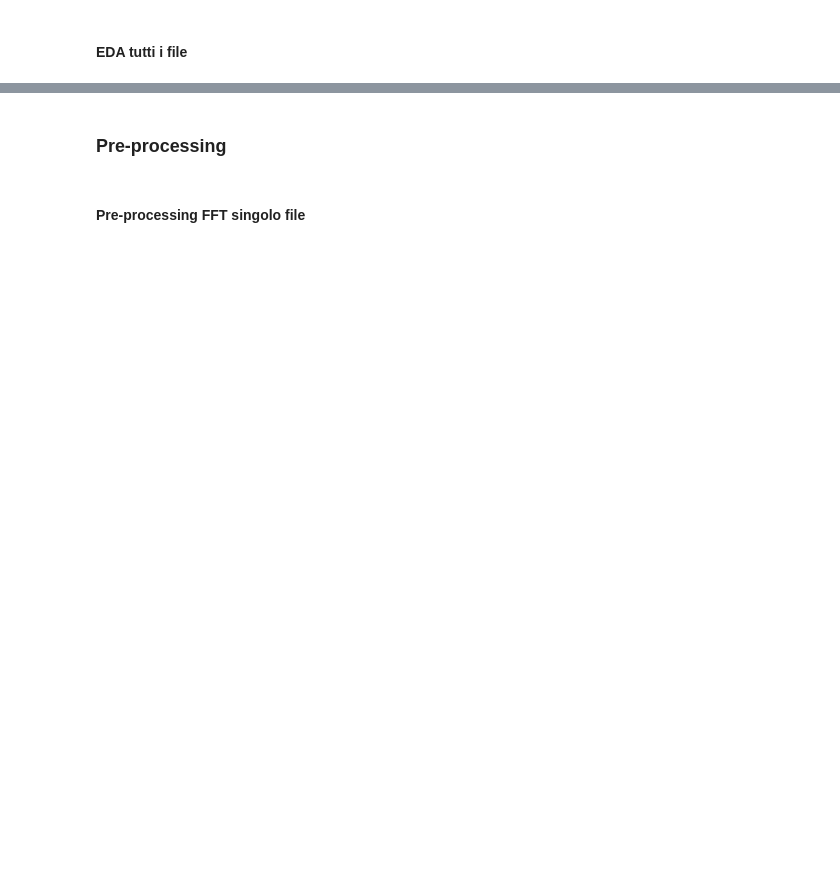
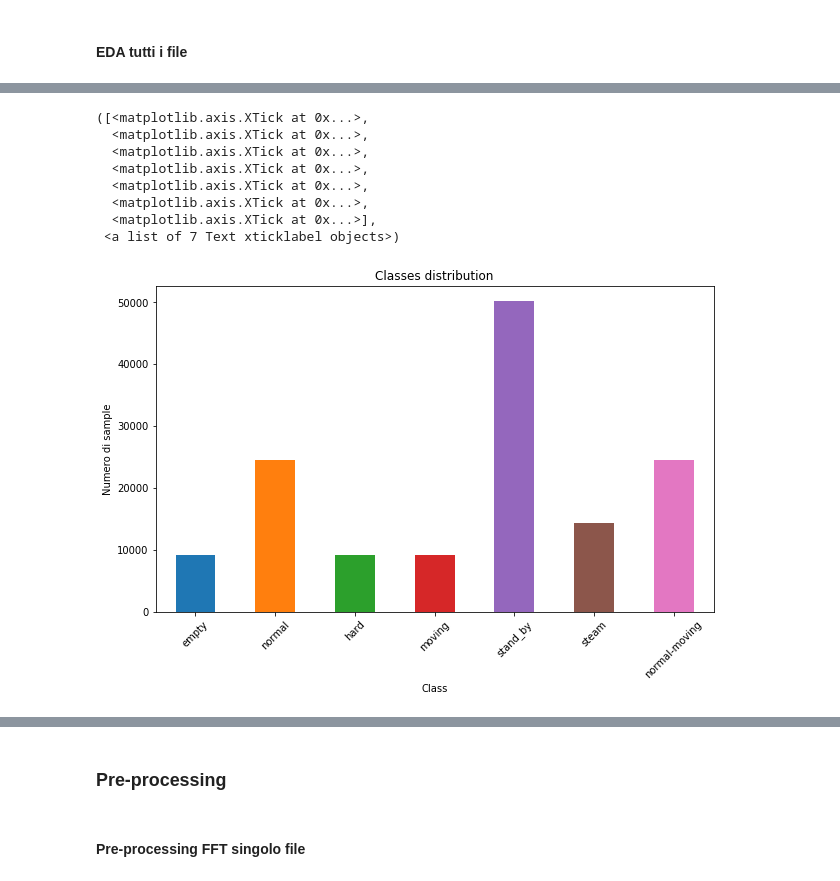
Before and after one commit to martinolorusso/coffee_machine, a Jupyter notebook: data_preparation.ipynb, the cells around one changed output, grey strips where cells are left out. Cells and saved outputs as stored; diff of their text form; code cells hidden in the pictures; blank space fills up the shorter version.

```diff
--- a/data_preparation.ipynb
+++ b/data_preparation.ipynb
@@ -94,0 +139,21 @@ dframe = pd.concat(f_list)
+# %%
+# plotta la distribuzione delle classi (numero di campioni per classe = modalità di funzionamento)
+count_classes = pd.value_counts(dframe['label'], sort = True).sort_index()
+plt.figure(figsize=(10,6))
+count_classes.plot(kind = 'bar')
+plt.title("Classes distribution")
+plt.xlabel("Class")
+plt.ylabel("Numero di sample")
+#labels = {'1':'empty', '2':'normal', '3':'hard', '4':'moving', '5':'stand_by', '6':'steam', '7':'normal-moving'}
+labels = ['empty', 'normal', 'hard', 'moving', 'stand_by', 'steam', 'normal-moving']
+plt.xticks(range(0,7), labels, rotation=45)
+# %% [output]
+([<matplotlib.axis.XTick at 0x...>,
+  <matplotlib.axis.XTick at 0x...>,
+  <matplotlib.axis.XTick at 0x...>,
+  <matplotlib.axis.XTick at 0x...>,
+  <matplotlib.axis.XTick at 0x...>,
+  <matplotlib.axis.XTick at 0x...>,
+  <matplotlib.axis.XTick at 0x...>],
+ <a list of 7 Text xticklabel objects>)
+[figure, added]
```
Also changed, not shown: parts of 140 cells of this notebook, 56 other files.
